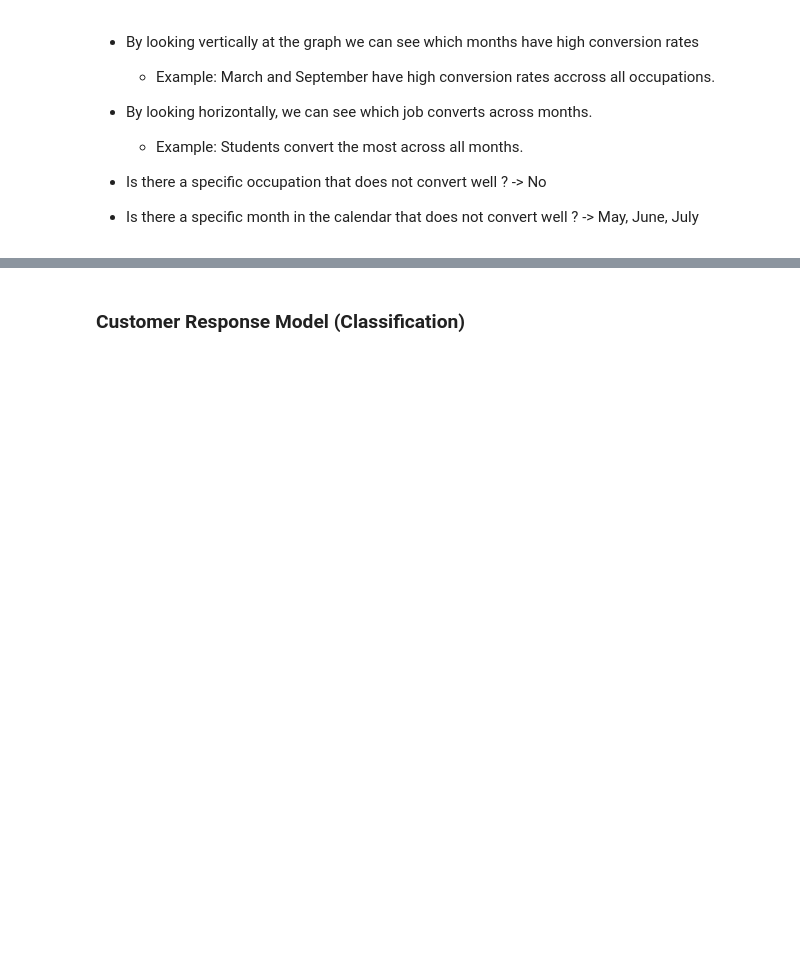
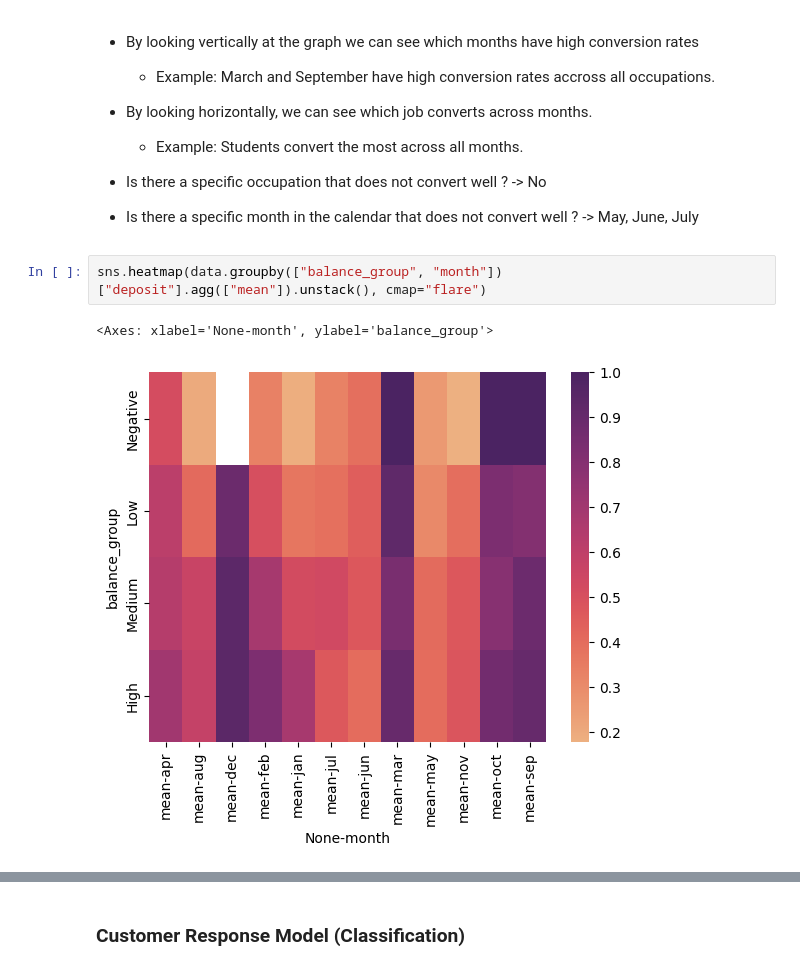
Before and after one commit to davprog9/Customer-Conversion-Prediction-and-Marketing-Optimization, a Jupyter notebook: Code/marketing.ipynb, the cells around one changed output, grey strips where cells are left out. Cells and saved outputs as stored; diff of their text form; blank space fills up the shorter version.

```diff
--- a/Code/marketing.ipynb
+++ b/Code/marketing.ipynb
@@ -453,5 +453,10 @@ sns.heatmap(data.groupby(["job", "month"])["deposit"].agg(["mean"]).unstack(), c
 
 * Is there a specific occupation that does not convert well ? -> No
 * Is there a specific month in the calendar that does not convert well ? -> May, June, July
+# %%
+sns.heatmap(data.groupby(["balance_group", "month"])["deposit"].agg(["mean"]).unstack(), cmap="flare")
+# %% [output]
+<Axes: xlabel='None-month', ylabel='balance_group'>
+[figure, added]
 # %% [markdown]
 #### EDA Results (Business Insights)
```
Also changed, not shown: parts of 10 cells of this notebook.
